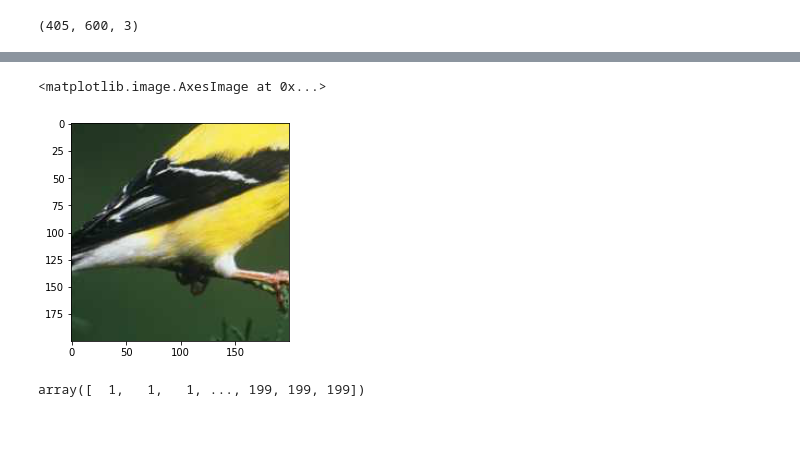
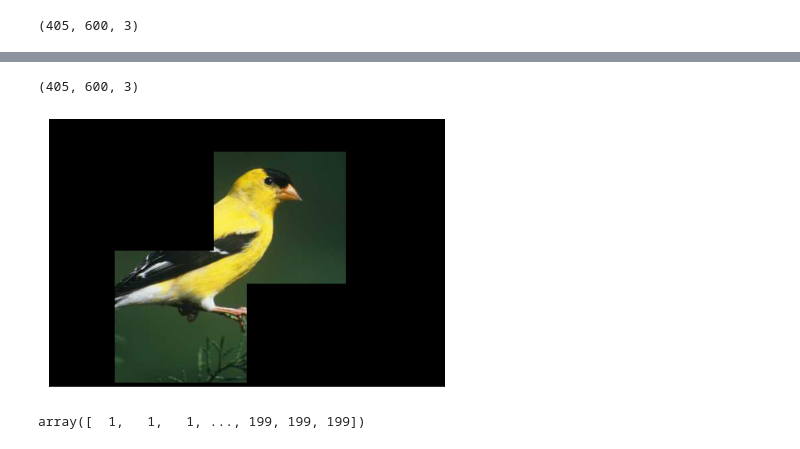
Before and after one commit to tpgmartin/inm363-individual-project, a Jupyter notebook: notebooks/Explore Image Occlusion.ipynb, the cells around one changed output, grey strips where cells are left out. Saved outputs shown, nothing was run; the diff lists cells and outputs as text; code cells hidden in the pictures.

```diff
--- a/notebooks/Explore Image Occlusion.ipynb
+++ b/notebooks/Explore Image Occlusion.ipynb
@@ -94,9 +69,45 @@ plt.show()
-# %%
-cropped_img = crop(img, ((150,55),(100,300),(0,0)))
-plt.imshow(cropped_img)
-# %% [output]
-<matplotlib.image.AxesImage at 0x...>
-[figure, removed]
+# %%
+img.shape
+# %% [output]
+(405, 600, 3)
+# %%
+# Input image
+image = io.imread('../../ACE/ImageNet/ILSVRC2012_img_train/n01531178/n01531178_278.JPEG') / 255.
+
+background_height, background_width, background_depth = image.shape
+background = np.zeros((background_height, background_width, background_depth))
+
+# Find cropped image
+# Get x, y coords
+# Update background image
+
+# crop(img, ((above,below),(left,right),(<channel>)))
+
+R = 100
+
+xcoords = [100, 250]
+ycoords = [200, 50]
+
+def plot_image_features(x, y, R, background):
+    pass
+
+for x, y in zip(xcoords, ycoords):
+
+    cropped_image = crop(image, ((y,(background_height - y - 2*R)),(x,(background_width - x - 2*R)),(0,0)))
+    cropped_image_height, cropped_image_width, cropped_image_depth = cropped_image.shape
+
+    background[y : y + cropped_image_height, x : x + cropped_image_width, :] = cropped_image
+    background = background[:,:,:3] * (1. - background) + background[:,:,:3] * background
+
+fig, ax = plt.subplots()
+ax.imshow(background)
+fig.tight_layout(pad=0.01)
+ax.set_xticks([]), ax.set_yticks([])
+ax.axis([0, background.shape[1], background.shape[0], 0])
+plt.savefig(f'../images/test_combined_features.jpg')
+plt.show()
+# %% [output]
+[figure, added]
 # %%
 y0, x0 = cropped_img.shape[:2]
 y0, x0 = y0/2, x0/2
```
Also changed, not shown: parts of 3 cells of this notebook.
